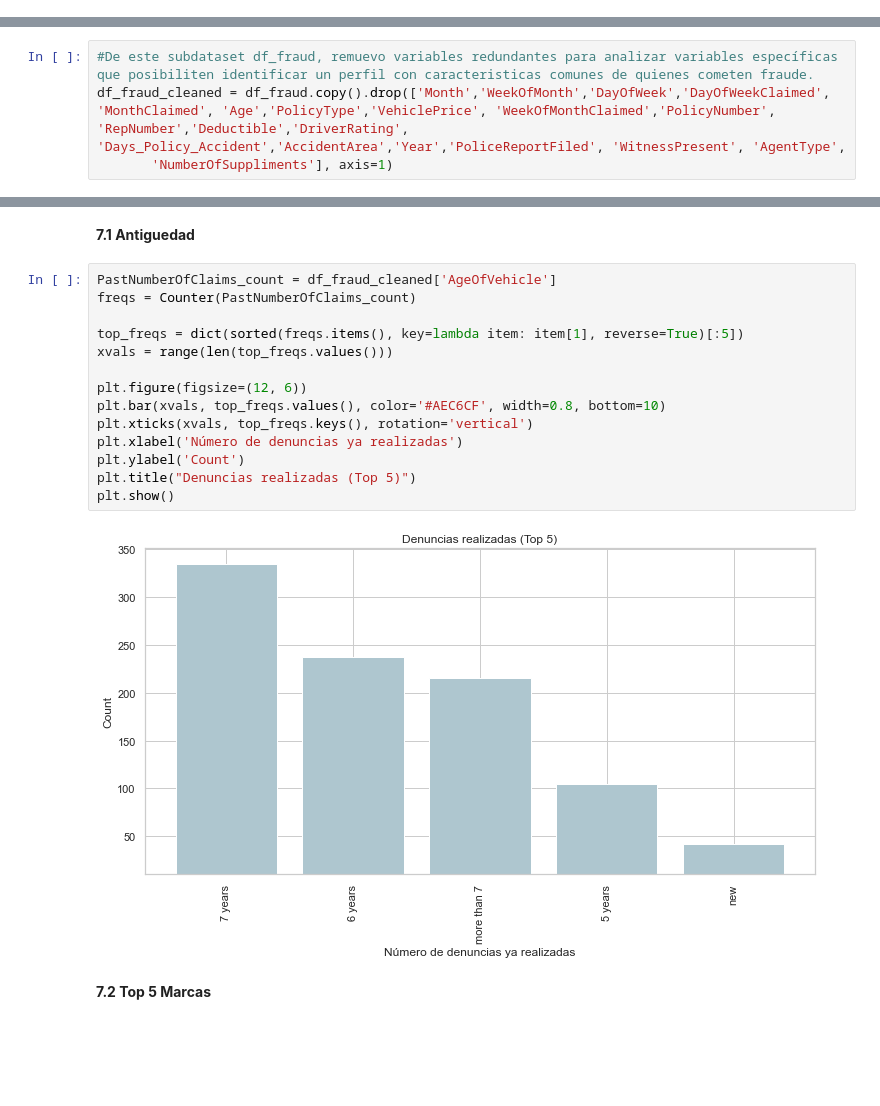
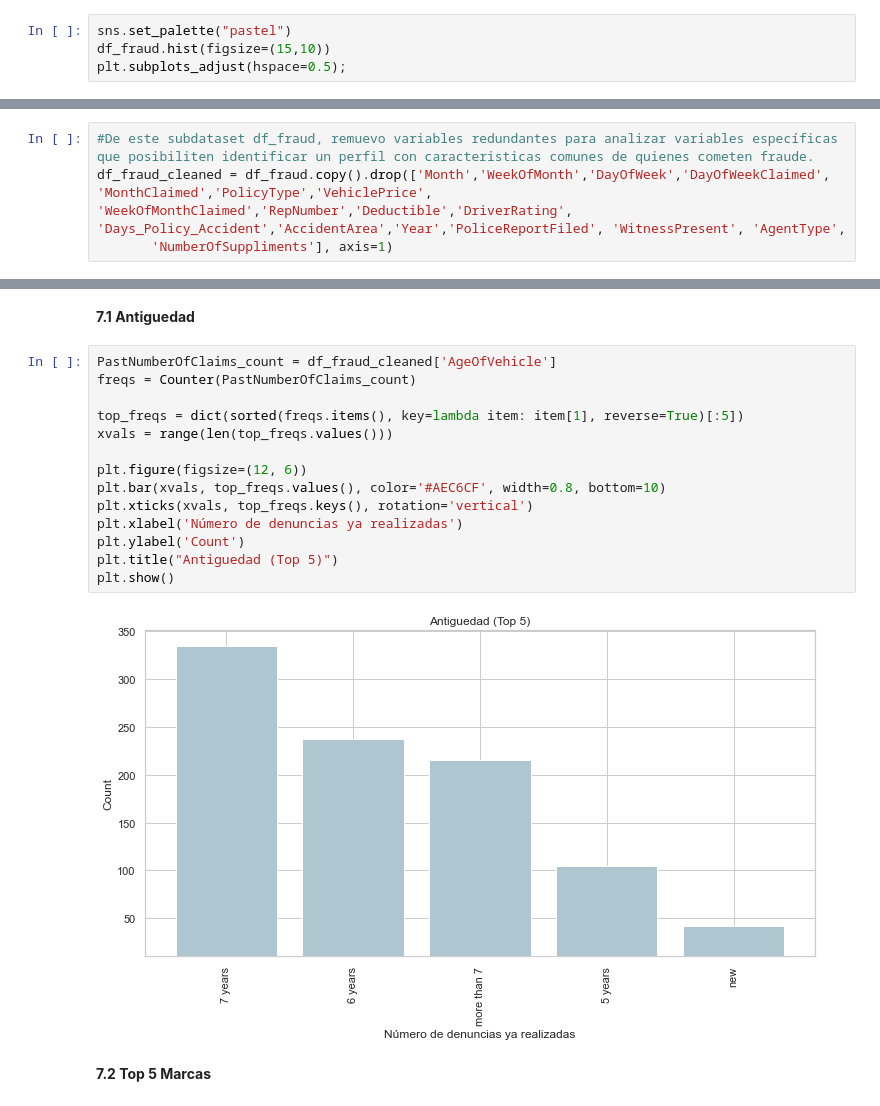
Before and after one commit to moniq0108/DataScience-Qin-entregables-varios, a Jupyter notebook: Data_StoryTelling+Qin.ipynb, the cells around one changed output, grey strips where cells are left out. Saved outputs shown, nothing was run; the diff lists cells and outputs as text; blank space fills up the shorter version.

```diff
--- a/Data_StoryTelling+Qin.ipynb
+++ b/Data_StoryTelling+Qin.ipynb
@@ -298,0 +238,4 @@ df_fraud.head(5)
+# %%
+sns.set_palette("pastel")
+df_fraud.hist(figsize=(15,10))
+plt.subplots_adjust(hspace=0.5);
@@ -299,6 +271,6 @@ df_fraud.head(5)
 # %%
 #De este subdataset df_fraud, remuevo variables redundantes para analizar variables específicas que posibiliten identificar un perfil con caracteristicas comunes de quienes cometen fraude.
-df_fraud_cleaned = df_fraud.copy().drop(['Month','WeekOfMonth','DayOfWeek','DayOfWeekClaimed', 'MonthClaimed', 'Age','PolicyType','VehiclePrice', 'WeekOfMonthClaimed','PolicyNumber', 'RepNumber','Deductible','DriverRating', 'Days_Policy_Accident','AccidentArea','Year','PoliceReportFiled', 'WitnessPresent', 'AgentType',
+df_fraud_cleaned = df_fraud.copy().drop(['Month','WeekOfMonth','DayOfWeek','DayOfWeekClaimed', 'MonthClaimed','PolicyType','VehiclePrice', 'WeekOfMonthClaimed','RepNumber','Deductible','DriverRating', 'Days_Policy_Accident','AccidentArea','Year','PoliceReportFiled', 'WitnessPresent', 'AgentType',
        'NumberOfSuppliments'], axis=1)
 # %% [markdown]
  **6.1 Género y estado marital**
@@ -333,19 +332,19 @@ Se analizará la antiguedad, marcas y categoría.
 # %%
 PastNumberOfClaims_count = df_fraud_cleaned['AgeOfVehicle']
 freqs = Counter(PastNumberOfClaims_count)
 
 top_freqs = dict(sorted(freqs.items(), key=lambda item: item[1], reverse=True)[:5])
 xvals = range(len(top_freqs.values()))
 
 plt.figure(figsize=(12, 6))
 plt.bar(xvals, top_freqs.values(), color='#AEC6CF', width=0.8, bottom=10)
 plt.xticks(xvals, top_freqs.keys(), rotation='vertical')
 plt.xlabel('Número de denuncias ya realizadas')
 plt.ylabel('Count')
-plt.title("Denuncias realizadas (Top 5)")
+plt.title("Antiguedad (Top 5)")
 plt.show()
 # %% [output]
-[figure, old version]
+[figure, new version]
 # %% [markdown]
 **7.2 Top 5 Marcas**
 # %%
```
Also changed, not shown: parts of 19 cells of this notebook.
